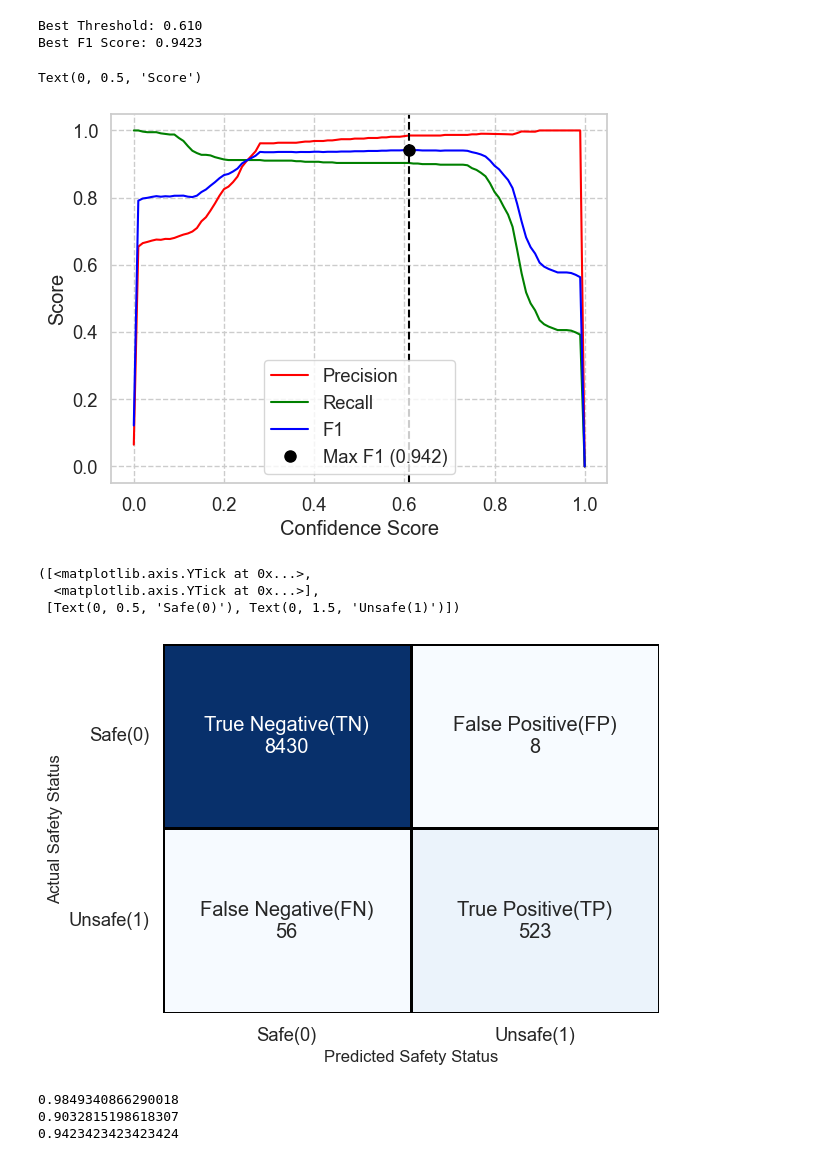
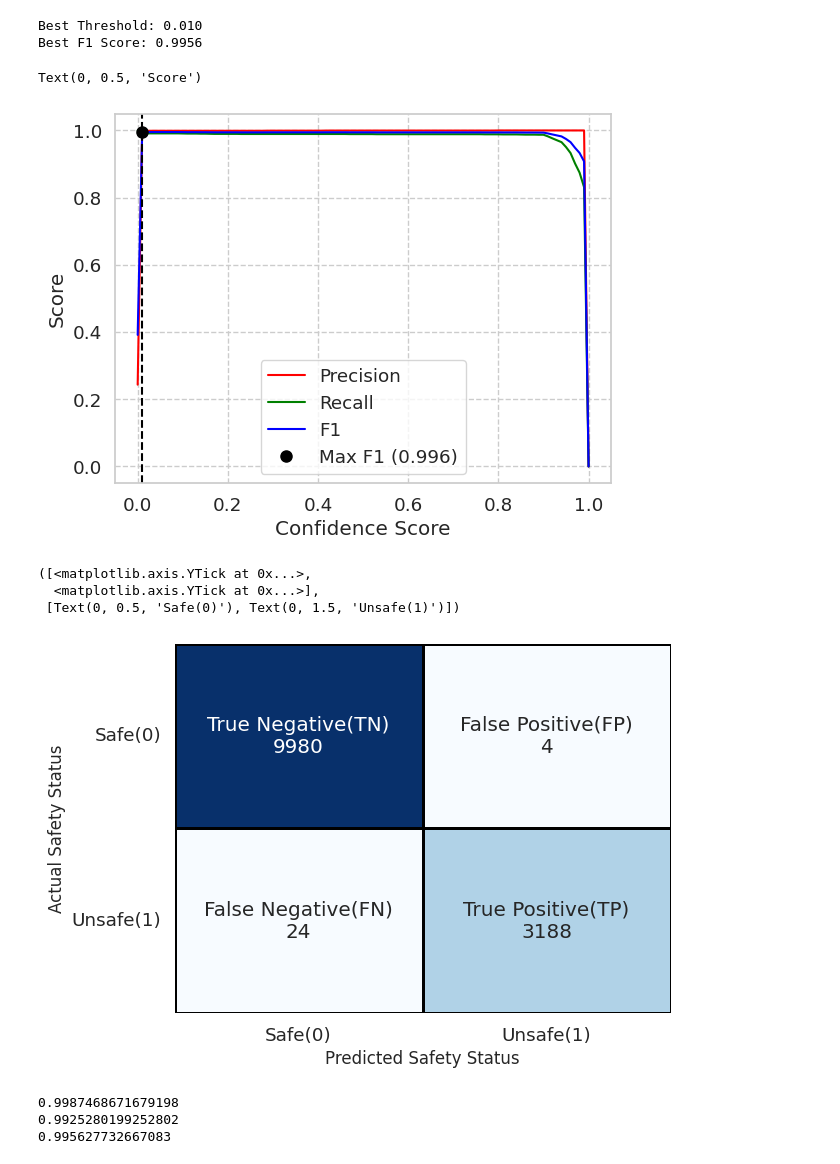
Before and after one commit to jinbeomjeong/estimate_crawler_crane_ground_pressure, a Jupyter notebook: analysis_rollover_detection_onnx_model.ipynb, the cells around one changed output. Saved outputs shown, nothing was run; the diff lists cells and outputs as text; code cells hidden in the pictures.

Commit message:
fix onnx model

```diff
--- a/analysis_rollover_detection_onnx_model.ipynb
+++ b/analysis_rollover_detection_onnx_model.ipynb
@@ -137,0 +83,6 @@ print(val_feature.shape, val_target.shape)
+# %%
+feature_name_list = ['boom_angle(deg)', 'load_weight(ton)', 'engine_speed(rpm)']
+target_name = 'roll_over_state'
+
+dataset = dataset[feature_name_list + [target_name]]
+dataset
@@ -138,9 +103,16 @@ print(val_feature.shape, val_target.shape)
+# %%
+dataset = dataset.to_numpy()
+
+feature = dataset[:, 0:3]
+target = dataset[:, 3]
 # %%
-val_feature = val_feature.astype(np.float32)
-val_pred = []
+input_buf = np.zeros(shape=(1, seq_len, len(feature_name_list)), dtype=np.float32)
+pred_list = []
 
-for model_input in tqdm(val_feature):
-    model_input = np.expand_dims(model_input, axis=0)
-    val_pred.append(model.run(output_names=None, input_feed={'input': model_input})[0].item())
+for input_sig in tqdm(feature):
+    input_buf = np.roll(a=input_buf, shift=-1, axis=1)
+    input_buf[0, -1, :] = input_sig
 
-val_pred = np.array(val_pred)
+    pred_list.append(np.square(model.run(output_names=None, input_feed={'input': input_buf})).item())
+
+pred_arr = np.array(pred_list)
@@ -177,10 +149,10 @@ recall_arr = []
 f1_arr = []
 
 for thr_val in thr_val_arr:
-    val_pred_binary = np.where(val_pred > thr_val, 1, 0)
-    precision = precision_score(val_target, val_pred_binary, zero_division=0)
-    recall = recall_score(val_target, val_pred_binary, zero_division=0)
-    f1 = f1_score(val_target, val_pred_binary, zero_division=0)
+    pred_binary = np.where(pred_arr > thr_val, 1, 0)
+    precision = precision_score(target, pred_binary, zero_division=0)
+    recall = recall_score(target, pred_binary, zero_division=0)
+    f1 = f1_score(target, pred_binary, zero_division=0)
 
     precision_arr.append(precision)
     recall_arr.append(recall)
@@ -197,20 +169,16 @@ sns.lineplot(x=thr_val_arr, y=precision_arr, color='red', label='Precision')
 sns.lineplot(x=thr_val_arr, y=recall_arr, color='green', label='Recall')
 sns.lineplot(x=thr_val_arr, y=f1_arr, color='blue', label='F1')
 
-# 1. 최대 F1 점수의 인덱스 찾기
 best_f1_index = np.argmax(f1_arr)
 
-# 2. 해당 인덱스의 Threshold 값과 F1 점수 찾기
 best_threshold = thr_val_arr[best_f1_index]
 best_f1_score = f1_arr[best_f1_index]
 
-# 3. 콘솔에 최적 값 출력
 print(f"Best Threshold: {best_threshold:.3f}")
 print(f"Best F1 Score: {best_f1_score:.4f}")
 
 plt.axvline(x=best_threshold, color='black', linestyle='--')
 
-# 5. F1 곡선 위에 최대 지점을 원(marker)으로 표시
 plt.plot(best_threshold, best_f1_score, 'o', color='black', markersize=8,
          markeredgecolor='black', label=f'Max F1 ({best_f1_score:.3f})')
 
@@ -219,36 +187,36 @@ plt.legend()
 plt.xlabel('Confidence Score')
 plt.ylabel('Score')
 # %% [output]
-Best Threshold: 0.610
-Best F1 Score: 0.9423
+Best Threshold: 0.010
+Best F1 Score: 0.9956
 Text(0, 0.5, 'Score')
-[figure, old version]
+[figure, new version]
 # %%
-val_pred_binary = np.where(val_pred > best_threshold, 1, 0)
+pred_binary = np.where(pred_arr > best_threshold, 1, 0)
 
-cm = confusion_matrix(val_target, val_pred_binary)
+cm = confusion_matrix(target, pred_binary)
 
 labels = np.array([[f'True Negative(TN)\n{cm[0, 0]}', f'False Positive(FP)\n{cm[0, 1]}'],
                    [f'False Negative(FN)\n{cm[1, 0]}', f'True Positive(TP)\n{cm[1, 1]}']])
 
 sns.heatmap(cm, annot=labels, fmt='', cmap='Blues', cbar=False, linecolor='black', linewidths=1)
 
 plt.ylabel('Actual Safety Status', fontsize=12)
 plt.xlabel('Predicted Safety Status', fontsize=12)
 
 plt.xticks([0.5, 1.5], ['Safe(0)', 'Unsafe(1)'])
 plt.yticks([0.5, 1.5], ['Safe(0)', 'Unsafe(1)'], rotation=0, va='center')
 # %% [output]
 ([<matplotlib.axis.YTick at 0x...>,
   <matplotlib.axis.YTick at 0x...>],
  [Text(0, 0.5, 'Safe(0)'), Text(0, 1.5, 'Unsafe(1)')])
-[figure, old version]
+[figure, new version]
 # %%
-print(precision_score(val_target, val_pred_binary))
-print(recall_score(val_target, val_pred_binary))
-print(f1_score(val_target, val_pred_binary))
+print(precision_score(target, pred_binary))
+print(recall_score(target, pred_binary))
+print(f1_score(target, pred_binary))
 # %% [output]
-0.9849340866290018
-0.9032815198618307
-0.9423423423423424
+0.9987468671679198
+0.9925280199252802
+0.995627732667083
 # %%
```
Also changed, not shown: parts of 23 cells of this notebook, 11 other files.
